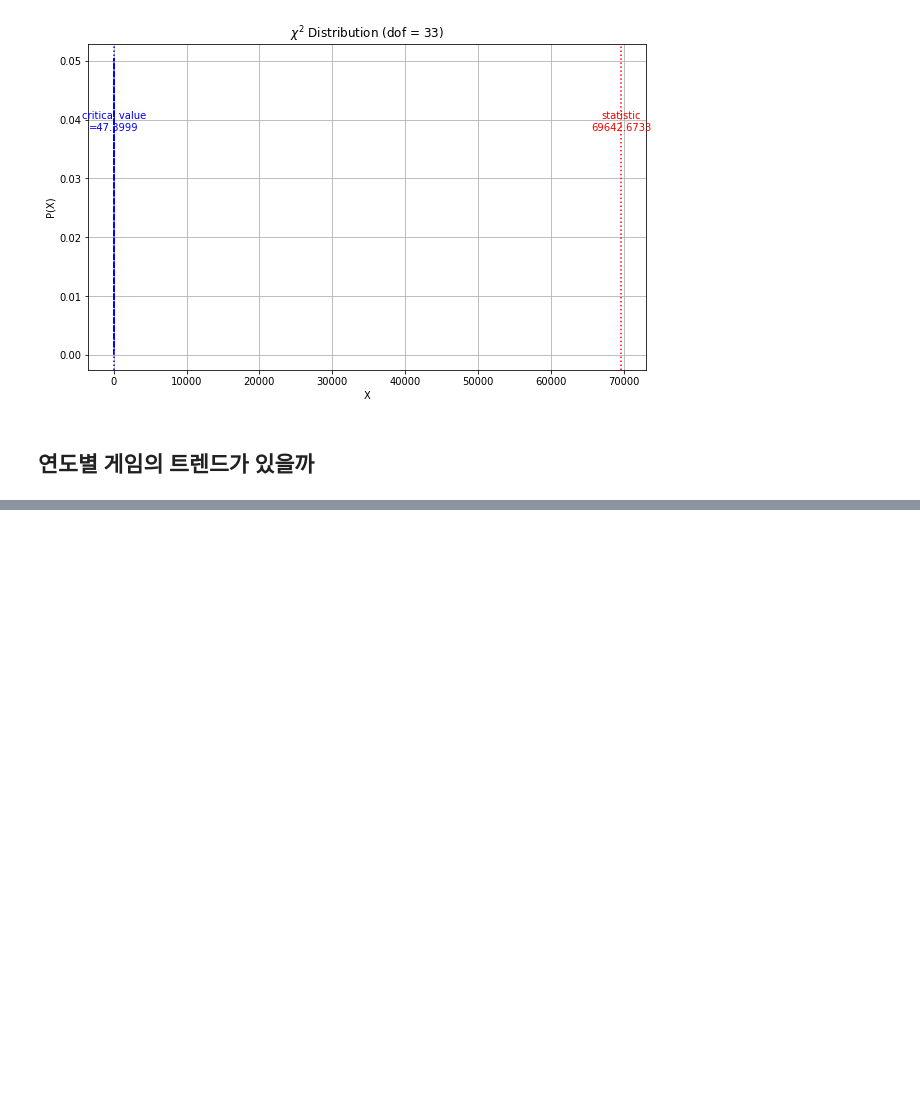
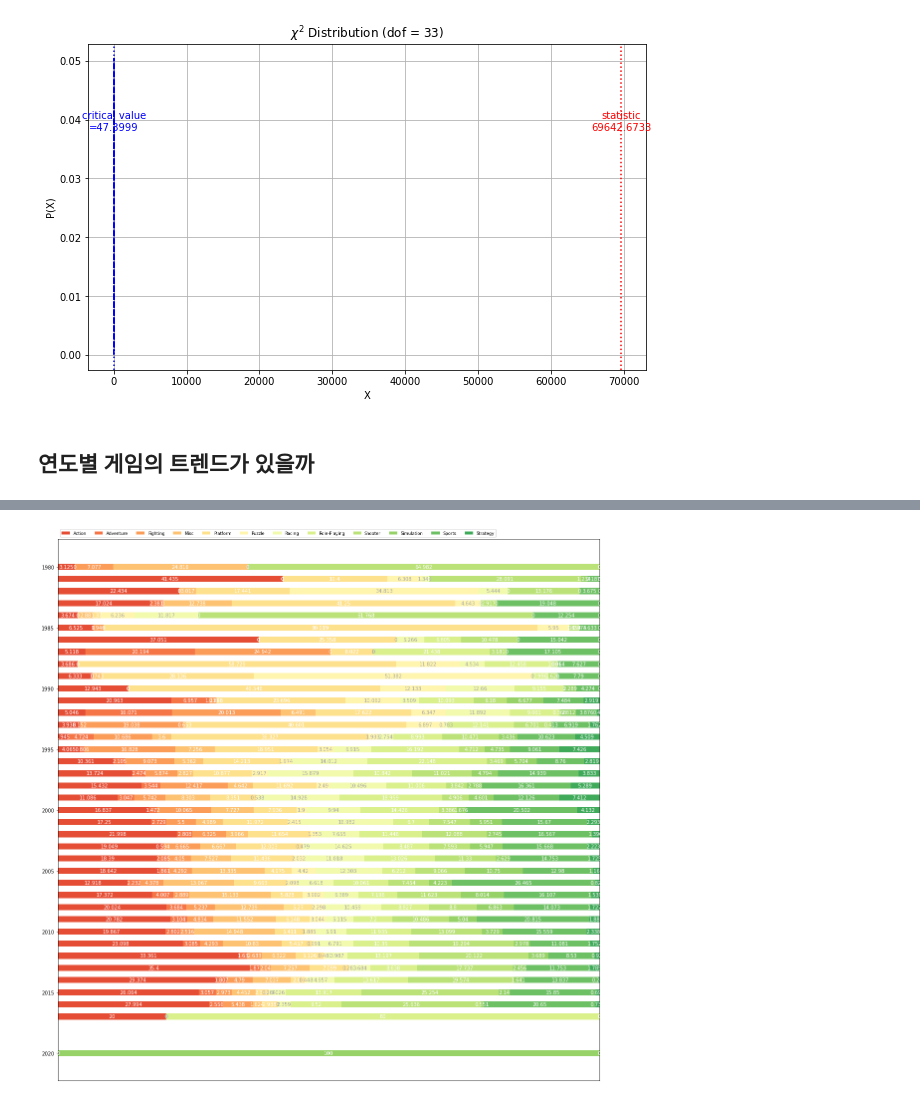
Before and after one commit to Harry-000/cs-section-project, a Jupyter notebook: AI06_Section1_Project.ipynb, the cells around one changed output, grey strips where cells are left out. Cells and saved outputs as stored; diff of their text form; code cells hidden in the pictures; blank space fills up the shorter version.

```diff
--- a/AI06_Section1_Project.ipynb
+++ b/AI06_Section1_Project.ipynb
@@ -277,0 +239,3 @@ Index(['Action', 'Adventure', 'Fighting', 'Misc', 'Platform', 'Puzzle',
+# %%
+temp['TotalSales'] = temp.sum(axis=1)
+temp.head()
@@ -277,0 +250,7 @@ Index(['Action', 'Adventure', 'Fighting', 'Misc', 'Platform', 'Puzzle',
+# %%
+temp = (temp
+        .apply(lambda x: round(x[:]/x['TotalSales']*100,3), axis=1)
+        .astype(float)
+        .drop(columns = 'TotalSales')
+)
+temp.head()
@@ -277,0 +276,39 @@ Index(['Action', 'Adventure', 'Fighting', 'Misc', 'Platform', 'Puzzle',
+# %%
+import numpy as np
+import matplotlib.pyplot as plt
+
+idx = temp.to_dict('split')
+category_names = idx['columns']
+results = dict(zip(idx['index'], idx['data']))
+
+def survey(results, category_names):
+    labels = list(results.keys())
+    data = np.array(list(results.values()))
+    data_cum = data.cumsum(axis=1)
+    category_colors = plt.get_cmap('RdYlGn')(
+        np.linspace(0.15, 0.85, data.shape[1]))
+
+    fig, ax = plt.subplots(figsize=(19.5, 20))
+    ax.invert_yaxis()
+    ax.xaxis.set_visible(False)
+    ax.set_xlim(0, np.sum(data, axis=1).max())
+
+    for i, (colname, color) in enumerate(zip(category_names, category_colors)):
+        widths = data[:, i]
+        starts = data_cum[:, i] - widths
+        rects = ax.barh(labels, widths, left=starts, height=0.5,
+                        label=colname, color=color)
+
+        r, g, b, _ = color
+        text_color = 'white' if r * g * b < 0.5 else 'darkgrey'
+        ax.bar_label(rects, label_type='center', color=text_color)
+    ax.legend(ncol=len(category_names), bbox_to_anchor=(0, 1),
+              loc='lower left', fontsize='small')
+
+    return fig, ax
+
+
+survey(results, category_names)
+plt.show()
+# %% [output]
+[figure, added]
```
Also changed, not shown: parts of 9 cells of this notebook.
